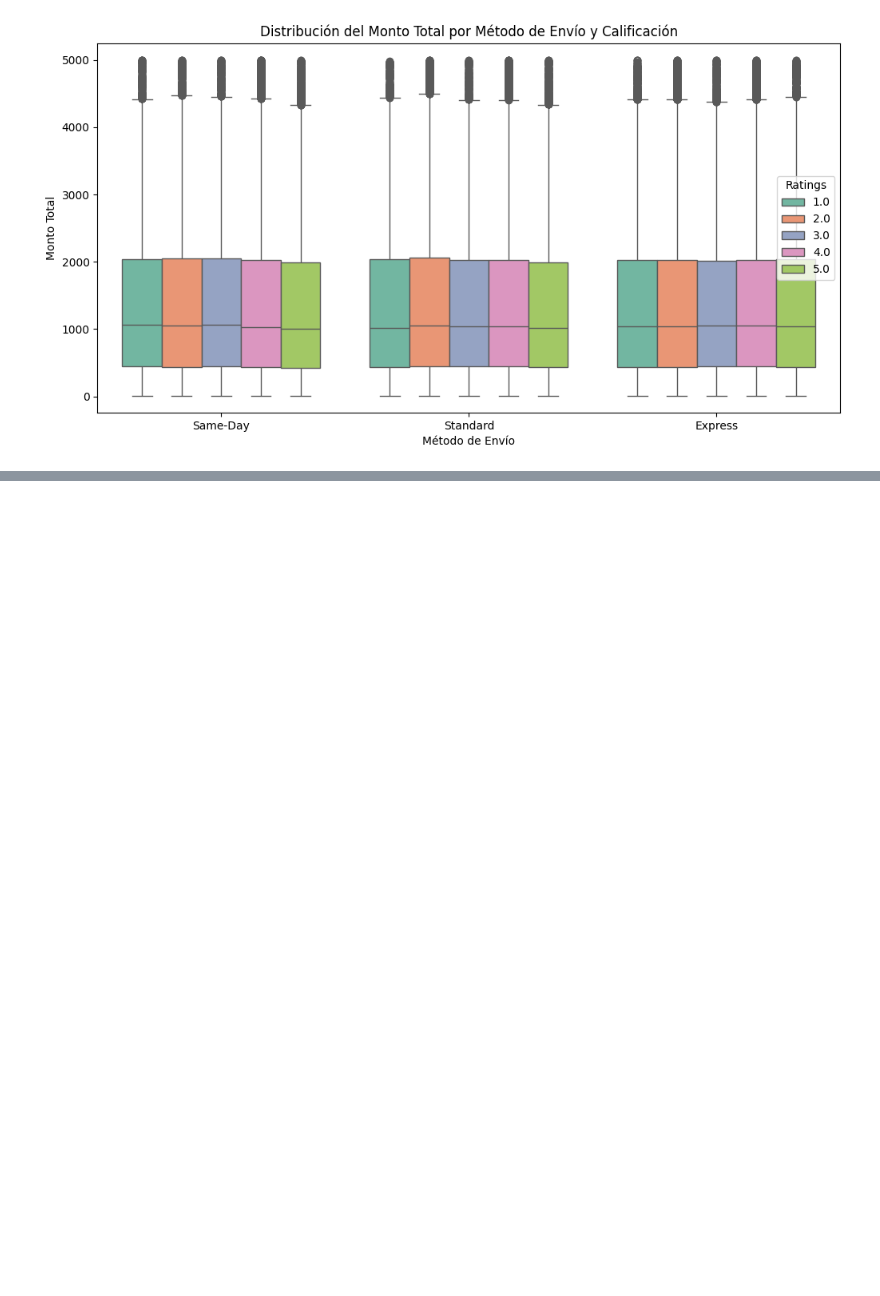
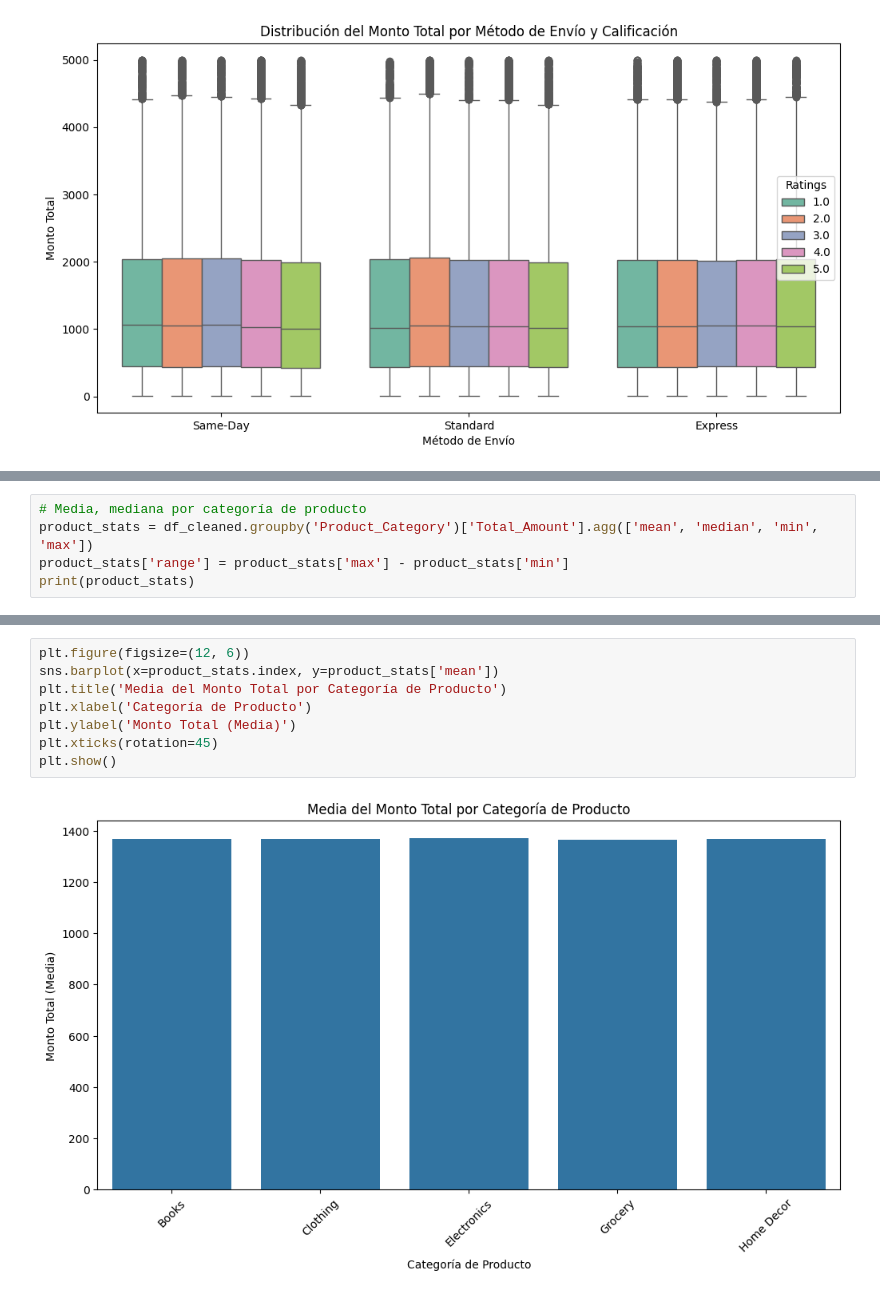
Before and after one commit to rosanavanesavasquez/Retail_DS, a Jupyter notebook: ProyectoDS_ParteI_Retail_VASQUEZ.ipynb, the cells around one changed output, grey strips where cells are left out. Cells and saved outputs as stored; diff of their text form; blank space fills up the shorter version.

```diff
--- a/ProyectoDS_ParteI_Retail_VASQUEZ.ipynb
+++ b/ProyectoDS_ParteI_Retail_VASQUEZ.ipynb
@@ -246,0 +237,5 @@ Resolving deltas: 100% (2/2), done.
+# %%
+# Media, mediana por categoría de producto
+product_stats = df_cleaned.groupby('Product_Category')['Total_Amount'].agg(['mean', 'median', 'min', 'max'])
+product_stats['range'] = product_stats['max'] - product_stats['min']
+print(product_stats)
@@ -246,0 +258,10 @@ Resolving deltas: 100% (2/2), done.
+# %%
+plt.figure(figsize=(12, 6))
+sns.barplot(x=product_stats.index, y=product_stats['mean'])
+plt.title('Media del Monto Total por Categoría de Producto')
+plt.xlabel('Categoría de Producto')
+plt.ylabel('Monto Total (Media)')
+plt.xticks(rotation=45)
+plt.show()
+# %% [output]
+[figure, added]
```
Also changed, not shown: parts of 3 cells of this notebook.
